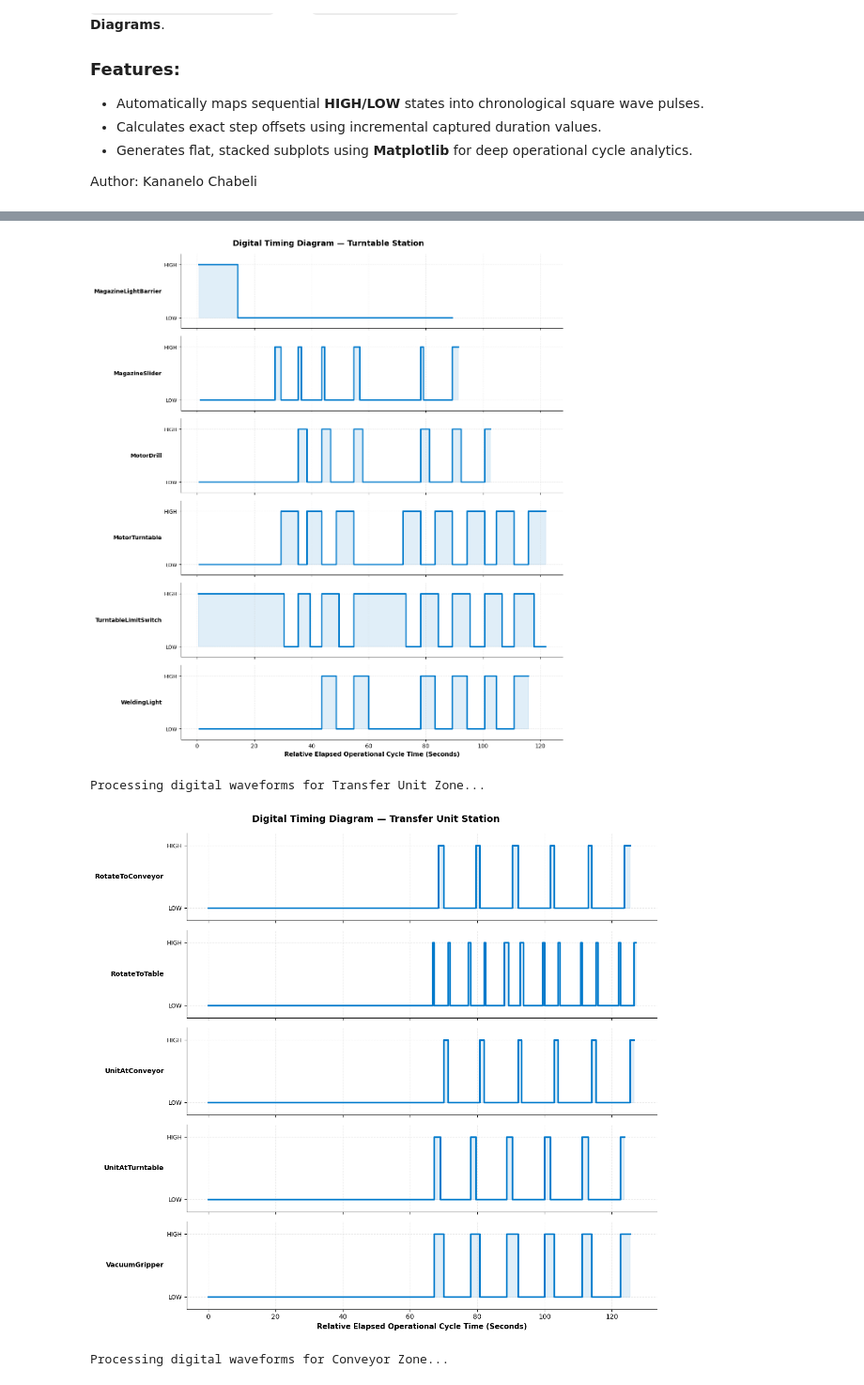
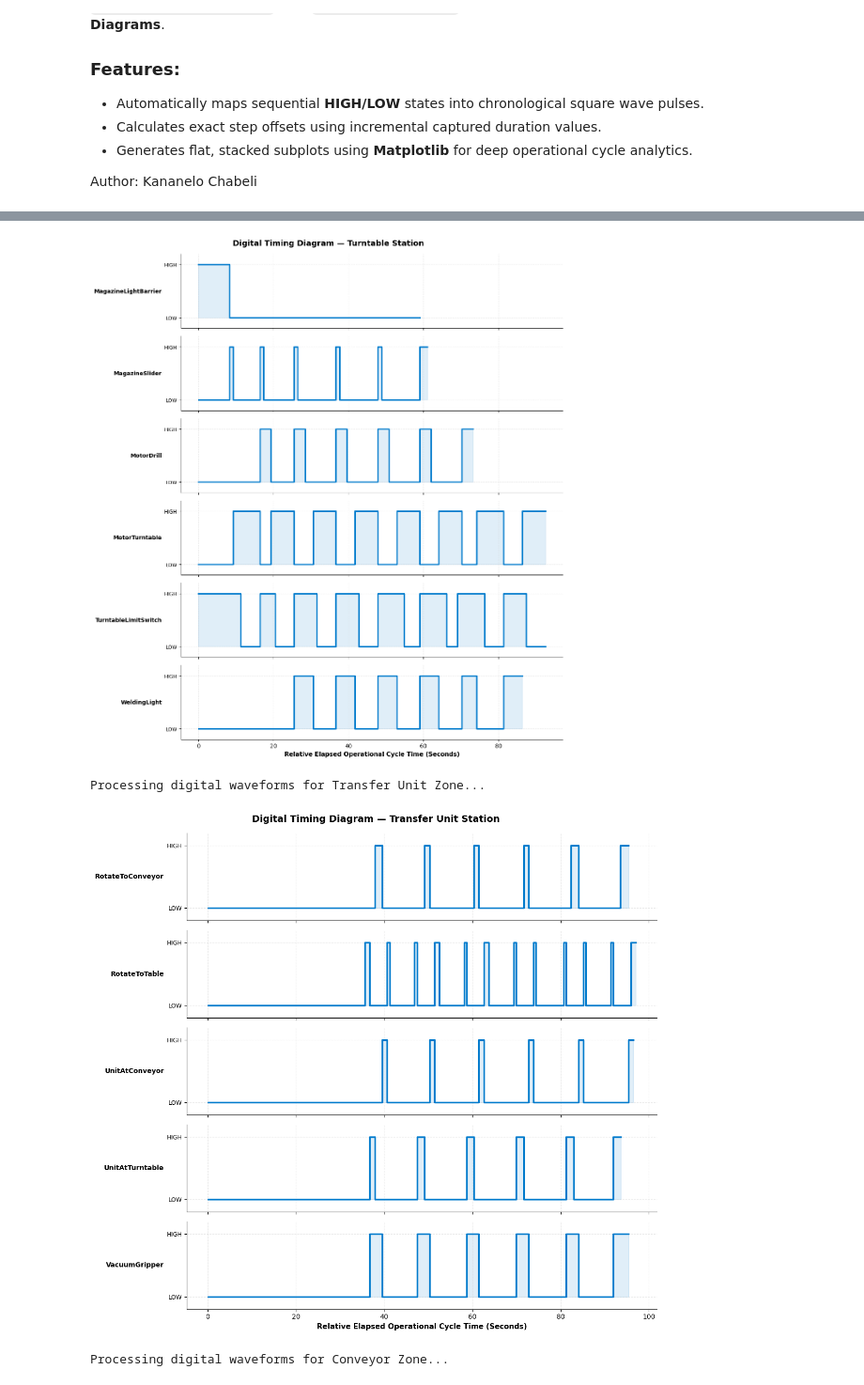
Before and after one commit to Kananelo688/Matrix-ICS-Testbed, a Jupyter notebook: experiments/timing_analysis.ipynb, the cells around one changed output, grey strips where cells are left out. Shown at 94% size. Cells and saved outputs as stored; diff of their text form; code cells hidden in the pictures.

Commit message:
started latency measurement experiments

```diff
--- a/experiments/timing_analysis.ipynb
+++ b/experiments/timing_analysis.ipynb
@@ -21,6 +21,14 @@ def load_and_process_timing_csv(filepath, global_start):
     zones — so actuators, sensors, and every stage's diagram sit on one
     common time axis and can be directly compared for full-system
     operability analysis.
+
+    Args:
+        filepath (str): Path to the timing CSV file.
+        global_start (pd.Timestamp): The reference start time for all tags.
+
+    Returns:
+        dict: A dictionary where keys are tag names and values are tuples of
+              (time coordinates, state coordinates) for plotting waveforms.
     """
     if not os.path.exists(filepath):
         print(f"⚠️ Warning: File {filepath} not found. Skipping.")
@@ -109,9 +117,9 @@ def plot_digital_timing_diagram(zone_name, waveforms):
 # %%
 # --- Execution Entry Point ---
 files_to_render = {
-    "Turntable": "..\\data\\turntable_timing.csv",
-    "Transfer Unit": "..\\data\\transfer_unit_timing.csv",
-    "Conveyor": "..\\data\\conveyor_timing.csv"
+    "Turntable": "..\\data\\baseline_turntable_timing.csv",
+    "Transfer Unit": "..\\data\\baseline_transfer_unit_timing.csv",
+    "Conveyor": "..\\data\\baseline_conveyor_timing.csv"
 }
 
 def compute_global_start(filenames):
@@ -150,7 +158,7 @@ Global time reference (t=0): 2026-08-30 14:19:09.445046+00:00 UTC
 
 
 Processing digital waveforms for Turntable Zone...
-[figure, old version]
+[figure, new version]
 Processing digital waveforms for Transfer Unit Zone...
-[figure, old version]
+[figure, new version]
 Processing digital waveforms for Conveyor Zone...
```
Also changed, not shown: parts of 1 cell of this notebook, 24 other files.
